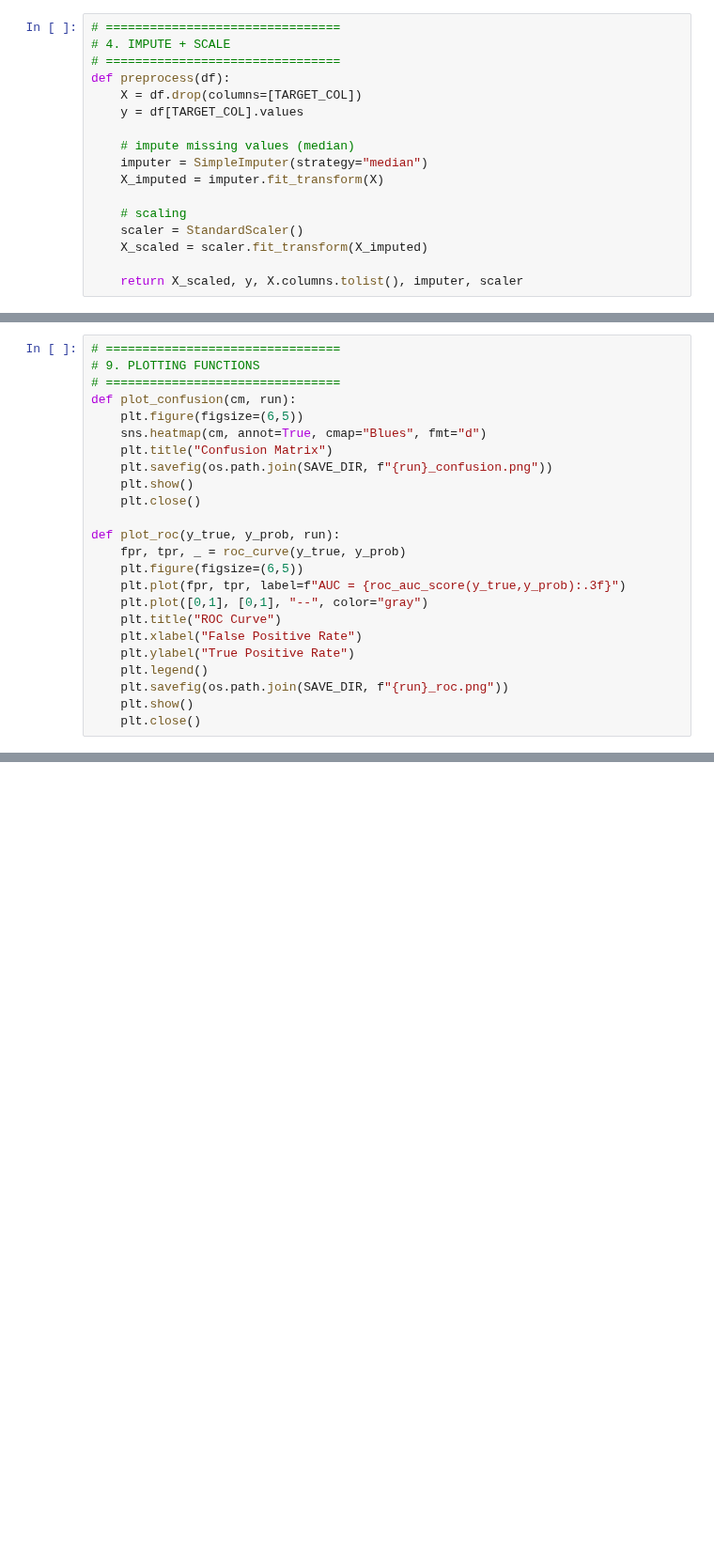
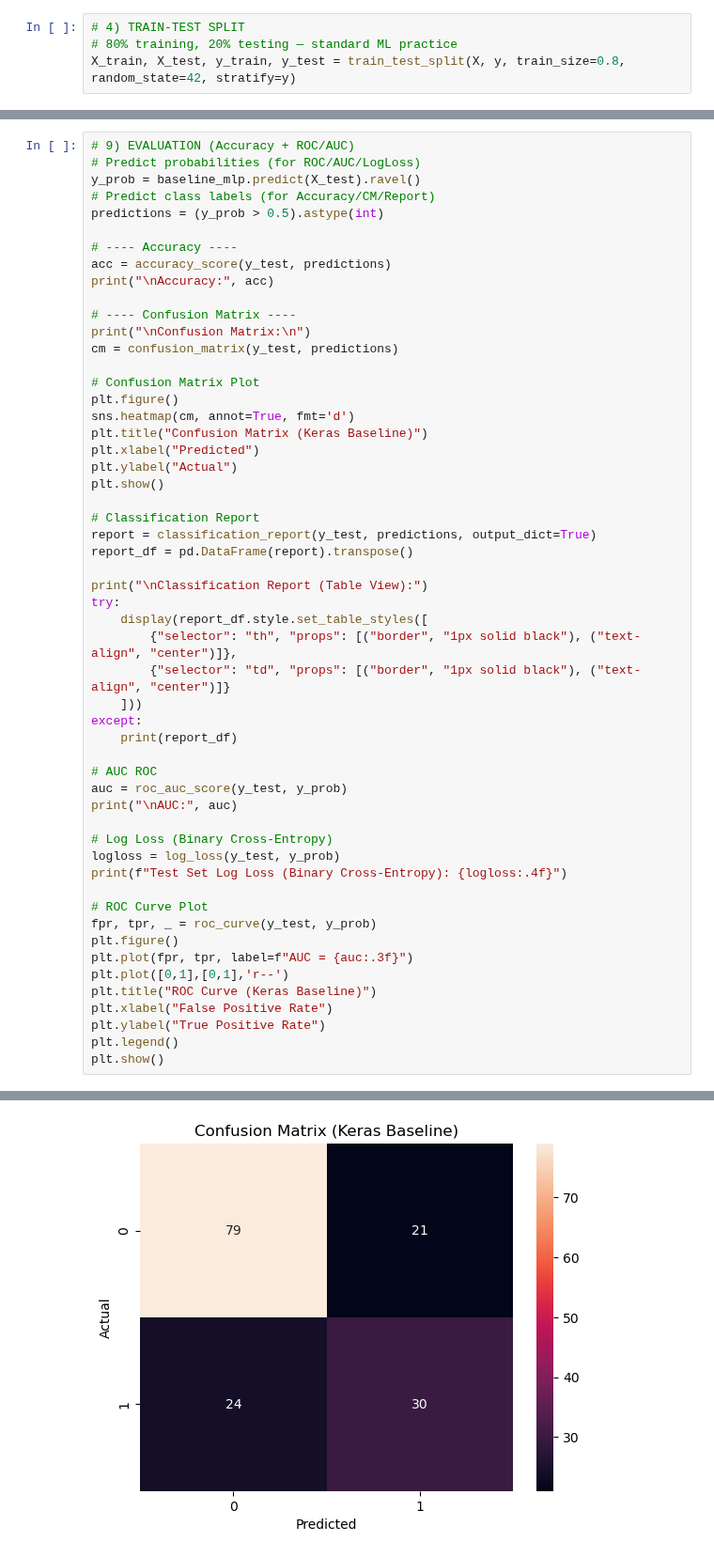
Before and after one commit to bkwy0528/Computer-Intelligence-Assg-2, a Jupyter notebook: Coding/CIAssignment2Code.ipynb, the cells around one changed output, grey strips where cells are left out. Shown at 94% size. Saved outputs shown, nothing was run; the diff lists cells and outputs as text; blank space fills up the shorter version.

```diff
--- a/Coding/CIAssignment2Code.ipynb
+++ b/Coding/CIAssignment2Code.ipynb
@@ -86,18 +110,5 @@ def replace_zeros(df):
 # %%
-# ================================
-# 4. IMPUTE + SCALE
-# ================================
-def preprocess(df):
-    X = df.drop(columns=[TARGET_COL])
-    y = df[TARGET_COL].values
-
-    # impute missing values (median)
-    imputer = SimpleImputer(strategy="median")
-    X_imputed = imputer.fit_transform(X)
-
-    # scaling
-    scaler = StandardScaler()
-    X_scaled = scaler.fit_transform(X_imputed)
-
-    return X_scaled, y, X.columns.tolist(), imputer, scaler
+# 4) TRAIN-TEST SPLIT
+# 80% training, 20% testing — standard ML practice
+X_train, X_test, y_train, y_test = train_test_split(X, y, train_size=0.8, random_state=42, stratify=y)
 # %%
@@ -255,24 +196,55 @@ def run_optuna(X, y, trials=20):
 # %%
-# ================================
-# 9. PLOTTING FUNCTIONS
-# ================================
-def plot_confusion(cm, run):
-    plt.figure(figsize=(6,5))
-    sns.heatmap(cm, annot=True, cmap="Blues", fmt="d")
-    plt.title("Confusion Matrix")
-    plt.savefig(os.path.join(SAVE_DIR, f"{run}_confusion.png"))
-    plt.show()
-    plt.close()
+# 9) EVALUATION (Accuracy + ROC/AUC)
+# Predict probabilities (for ROC/AUC/LogLoss)
+y_prob = baseline_mlp.predict(X_test).ravel()
+# Predict class labels (for Accuracy/CM/Report)
+predictions = (y_prob > 0.5).astype(int)
 
-def plot_roc(y_true, y_prob, run):
-    fpr, tpr, _ = roc_curve(y_true, y_prob)
-    plt.figure(figsize=(6,5))
-    plt.plot(fpr, tpr, label=f"AUC = {roc_auc_score(y_true,y_prob):.3f}")
-    plt.plot([0,1], [0,1], "--", color="gray")
-    plt.title("ROC Curve")
-    plt.xlabel("False Positive Rate")
-    plt.ylabel("True Positive Rate")
-    plt.legend()
-    plt.savefig(os.path.join(SAVE_DIR, f"{run}_roc.png"))
-    plt.show()
-    plt.close()
+# ---- Accuracy ----
+acc = accuracy_score(y_test, predictions)
+print("\nAccuracy:", acc)
+
+# ---- Confusion Matrix ----
+print("\nConfusion Matrix:\n")
+cm = confusion_matrix(y_test, predictions)
+
+# Confusion Matrix Plot
+plt.figure()
+sns.heatmap(cm, annot=True, fmt='d')
+plt.title("Confusion Matrix (Keras Baseline)")
+plt.xlabel("Predicted")
+plt.ylabel("Actual")
+plt.show()
+
+# Classification Report
+report = classification_report(y_test, predictions, output_dict=True)
+report_df = pd.DataFrame(report).transpose()
+
+print("\nClassification Report (Table View):")
+try:
+    display(report_df.style.set_table_styles([
+        {"selector": "th", "props": [("border", "1px solid black"), ("text-align", "center")]},
+        {"selector": "td", "props": [("border", "1px solid black"), ("text-align", "center")]}
+    ]))
+except:
+    print(report_df)
+
+# AUC ROC
+auc = roc_auc_score(y_test, y_prob)
+print("\nAUC:", auc)
+
+# Log Loss (Binary Cross-Entropy)
+logloss = log_loss(y_test, y_prob)
+print(f"Test Set Log Loss (Binary Cross-Entropy): {logloss:.4f}")
+
+# ROC Curve Plot
+fpr, tpr, _ = roc_curve(y_test, y_prob)
+plt.figure()
+plt.plot(fpr, tpr, label=f"AUC = {auc:.3f}")
+plt.plot([0,1],[0,1],'r--')
+plt.title("ROC Curve (Keras Baseline)")
+plt.xlabel("False Positive Rate")
+plt.ylabel("True Positive Rate")
+plt.legend()
+plt.show()
+# %% [output]
@@ -278,0 +256 @@ def plot_roc(y_true, y_prob, run):
+[figure, added]
```
Also changed, not shown: parts of 16 cells of this notebook, 2 other files.
